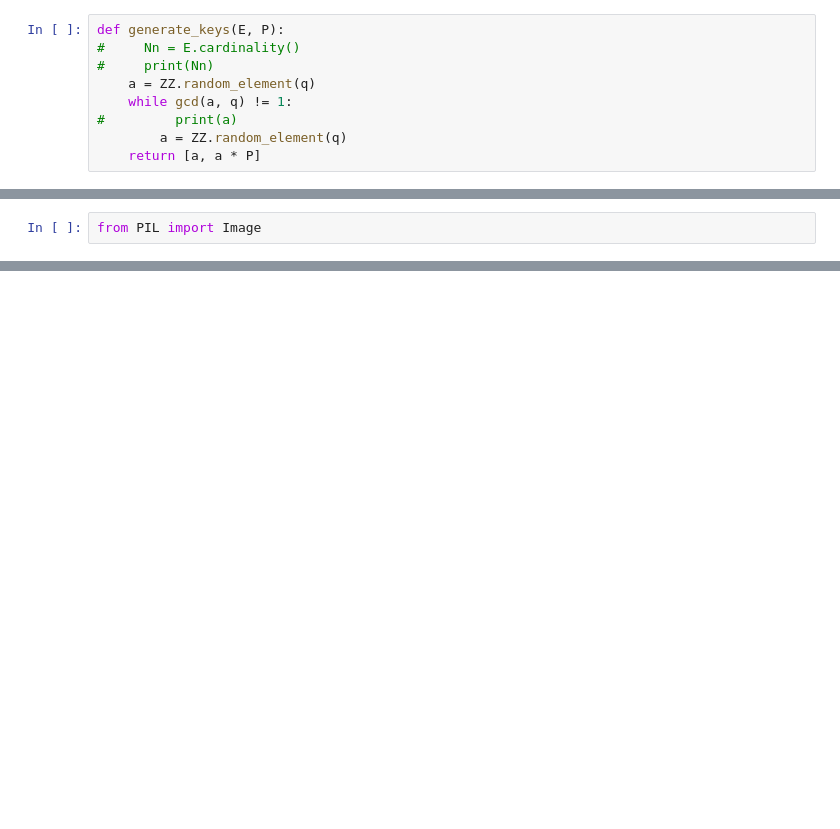
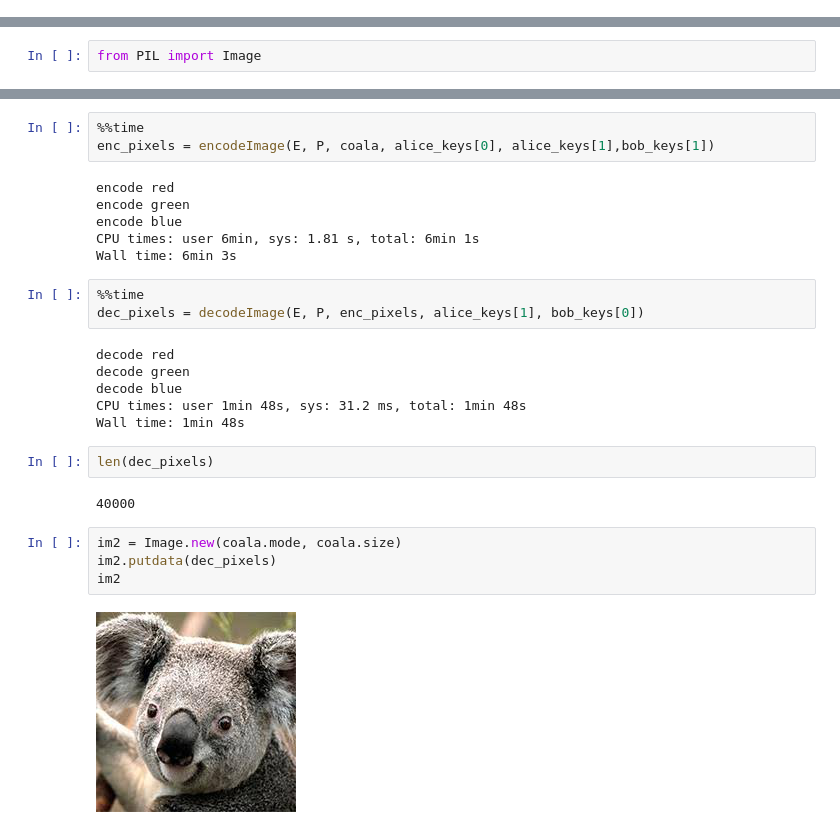
Before and after one commit to hollebenthiago/ecc, a Jupyter notebook: sage_notebook/encrypt_decrypt_message.ipynb, the cells around one changed output, grey strips where cells are left out. Drawn from its saved outputs; the diff is of its cells as text; blank space fills up the shorter version.

```diff
--- a/sage_notebook/encrypt_decrypt_message.ipynb
+++ b/sage_notebook/encrypt_decrypt_message.ipynb
@@ -72,12 +38,3 @@ O ponto base é:
-# %%
-def generate_keys(E, P):
-#     Nn = E.cardinality()
-#     print(Nn)
-    a = ZZ.random_element(q)
-    while gcd(a, q) != 1:
-#         print(a)
-        a = ZZ.random_element(q)
-    return [a, a * P]
 # %%
 # %%time
 alice_keys = generate_keys(E, P)
@@ -165,0 +112,28 @@ IOError: decoder jpeg not available
+# %%
+%%time
+enc_pixels = encodeImage(E, P, coala, alice_keys[0], alice_keys[1],bob_keys[1])
+# %% [output]
+encode red
+encode green
+encode blue
+CPU times: user 6min, sys: 1.81 s, total: 6min 1s
+Wall time: 6min 3s
+# %%
+%%time
+dec_pixels = decodeImage(E, P, enc_pixels, alice_keys[1], bob_keys[0])
+# %% [output]
+decode red
+decode green
+decode blue
+CPU times: user 1min 48s, sys: 31.2 ms, total: 1min 48s
+Wall time: 1min 48s
+# %%
+len(dec_pixels)
+# %% [output]
+40000
+# %%
+im2 = Image.new(coala.mode, coala.size)
+im2.putdata(dec_pixels)
+im2
+# %% [output]
+[figure, added]
```
Also changed, not shown: parts of 50 cells of this notebook, 12 other files.
